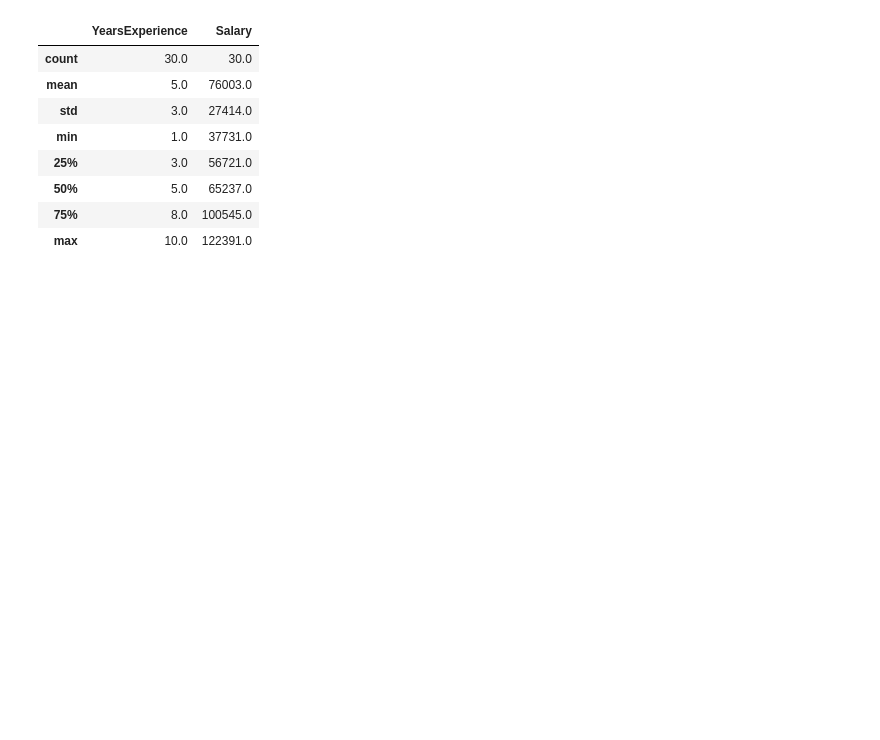
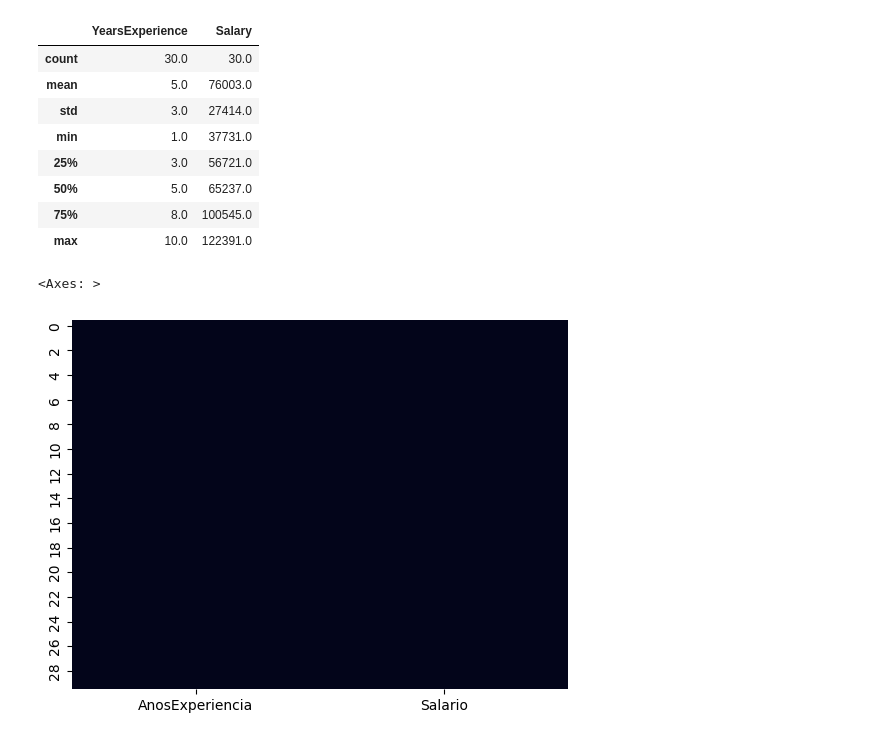
Before and after one commit to Vinicius-DataAnalyst/portfolio, a Jupyter notebook: PROJ_05_RH.ipynb, the cells around one changed output. Cells and saved outputs as stored; diff of their text form; code cells hidden in the pictures; blank space fills up the shorter version.

```diff
--- a/PROJ_05_RH.ipynb
+++ b/PROJ_05_RH.ipynb
@@ -20,3 +25,15 @@ df.describe().round()
 | 50% | 5.0 | 65237.0 |
 | 75% | 8.0 | 100545.0 |
 | max | 10.0 | 122391.0 |
+# %%
+# renomeando colunas
+df.rename(columns = { 'YearsExperience' : 'AnosExperiencia',
+                      'Salary'          : 'Salario'},
+          inplace=True )
+# %%
+# grafico de nulos
+sns.heatmap( df.isnull(), cbar=False)
+#Observa-se que não há dados nulos
+# %% [output]
+<Axes: >
+[figure, added]
```
Also changed, not shown: parts of 8 cells of this notebook.
